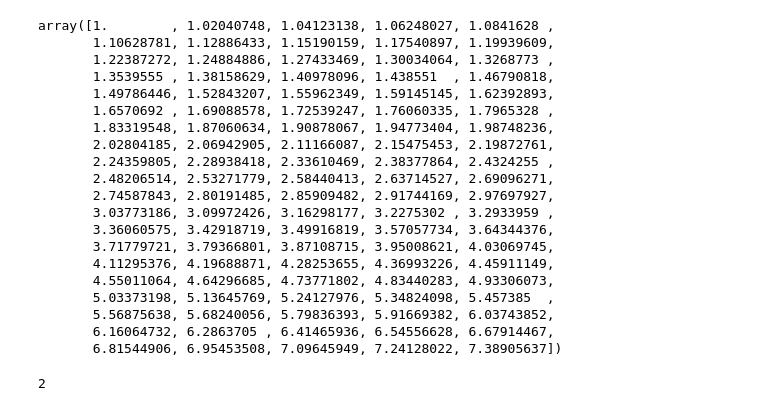
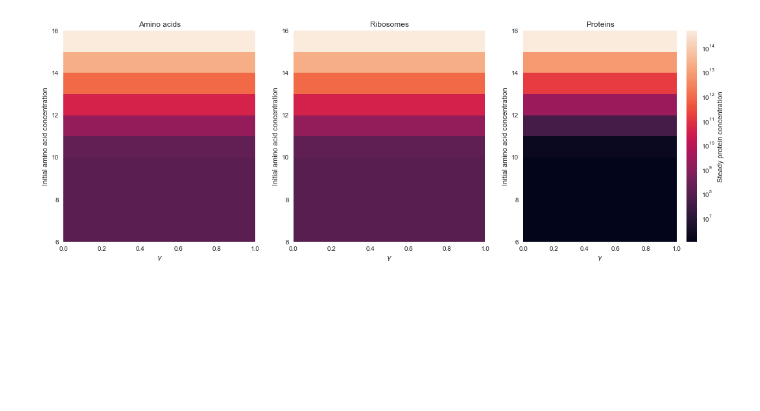
Before and after one commit to Ngort/Cellsim, a Jupyter notebook: Cellsim/Cellsim_sketch.ipynb, the cells around one changed output. Saved outputs shown, nothing was run; the diff lists cells and outputs as text; code cells hidden in the pictures; blank space fills up the shorter version.

Commit message:
Heatmaps

```diff
--- a/Cellsim/Cellsim_sketch.ipynb
+++ b/Cellsim/Cellsim_sketch.ipynb
@@ -72,27 +14,2 @@ NameError: name 'cellgeneration' is not defined
-# %%
-ribo
-# %% [output]
-array([1.        , 1.02040748, 1.04123138, 1.06248027, 1.0841628 ,
-       1.10628781, 1.12886433, 1.15190159, 1.17540897, 1.19939609,
-       1.22387272, 1.24884886, 1.27433469, 1.30034064, 1.3268773 ,
-       1.3539555 , 1.38158629, 1.40978096, 1.438551  , 1.46790818,
-       1.49786446, 1.52843207, 1.55962349, 1.59145145, 1.62392893,
-       1.6570692 , 1.69088578, 1.72539247, 1.76060335, 1.7965328 ,
-       1.83319548, 1.87060634, 1.90878067, 1.94773404, 1.98748236,
-       2.02804185, 2.06942905, 2.11166087, 2.15475453, 2.19872761,
-       2.24359805, 2.28938418, 2.33610469, 2.38377864, 2.4324255 ,
-       2.48206514, 2.53271779, 2.58440413, 2.63714527, 2.69096271,
-       2.74587843, 2.80191485, 2.85909482, 2.91744169, 2.97697927,
-       3.03773186, 3.09972426, 3.16298177, 3.2275302 , 3.2933959 ,
-       3.36060575, 3.42918719, 3.49916819, 3.57057734, 3.64344376,
-       3.71779721, 3.79366801, 3.87108715, 3.95008621, 4.03069745,
-       4.11295376, 4.19688871, 4.28253655, 4.36993226, 4.45911149,
-       4.55011064, 4.64296685, 4.73771802, 4.83440283, 4.93306073,
-       5.03373198, 5.13645769, 5.24127976, 5.34824098, 5.457385  ,
-       5.56875638, 5.68240056, 5.79836393, 5.91669382, 6.03743852,
-       6.16064732, 6.2863705 , 6.41465936, 6.54556628, 6.67914467,
-       6.81544906, 6.95453508, 7.09645949, 7.24128022, 7.38905637])
-# %%
-2
-# %% [output]
-2
+# %%
+sns.set()
@@ -98,0 +131,45 @@ array([1.        , 1.02040748, 1.04123138, 1.06248027, 1.0841628 ,
+# %%
+prot_array = np.zeros((10,10))
+ribo_array = np.zeros((10,10))
+aa_array = np.zeros((10,10))
+
+
+for i,initial_aa in enumerate(np.logspace(2,18,10)):
+    for j,gamma_0 in enumerate(np.linspace(0.01,0.9,10)):
+        cell_ij = sim_cell_dynamics(n_generations=1,t_per_generation=500, gamma=gamma_0, \
+                          initial_array=np.array([10e10,initial_aa,5773,2.11e6,10e18,0]).reshape(1,-1))
+
+        prot_array[i,j] = cell_ij[500,3]
+        ribo_array[i,j] = cell_ij[500,2]
+        aa_array[i,j] = cell_ij[500,1]
+# %%
+fig, axes = plt.subplots(1,3, figsize=(18,6))
+hm_prot = axes[2].pcolor(prot_array, norm=LogNorm(vmin=np.min(prot_array)))
+hm_ribo = axes[1].pcolor(prot_array, norm=LogNorm(vmin=np.min(ribo_array)))
+hm_aa   = axes[0].pcolor(prot_array, norm=LogNorm(vmin=np.min(aa_array)))
+
+
+for ax in axes:
+    ax.set_xticklabels(np.round(np.linspace(0,1,6),2))
+    ax.set_yticklabels(range(6,18,2))
+    ax.set_xlabel(r'$\gamma$')
+    ax.set_ylabel(r'Initial amino acid concentration')
+
+
+axes[0].set_title('Amino acids')
+axes[1].set_title('Ribosomes')
+axes[2].set_title('Proteins')
+
+
+#plt.ylim([0.01,0.1])
+#plt.xlim([6,18])
+
+
+
+cb2 = plt.colorbar(hm_prot,norm=LogNorm(vmin=np.min(prot_array), vmax=np.max(prot_array)))
+#cb1 = plt.colorbar(hm_prot,norm=LogNorm(vmin=np.min(prot_array), vmax=np.max(prot_array)))
+#cb0 = plt.colorbar(hm_prot,norm=LogNorm(vmin=np.min(prot_array), vmax=np.max(prot_array)))
+cb2.set_label('Steady protein concentration')
+plt.show()
+# %% [output]
+[figure, added]
```
Also changed, not shown: parts of 12 cells of this notebook.
